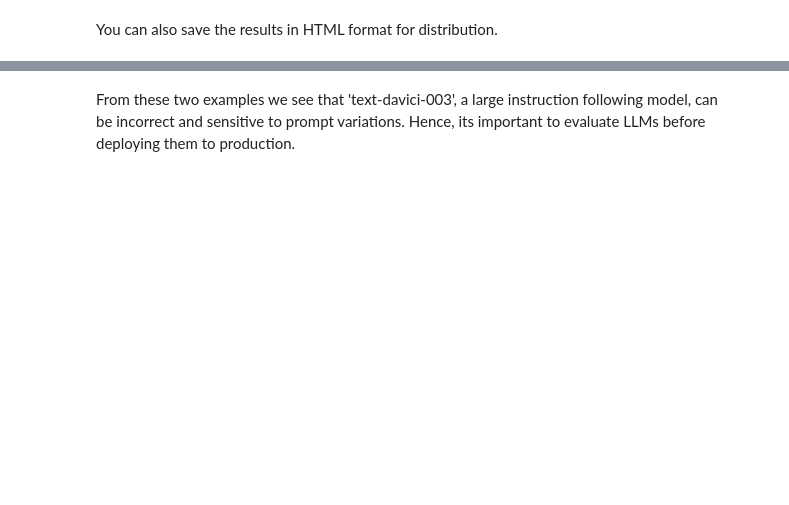
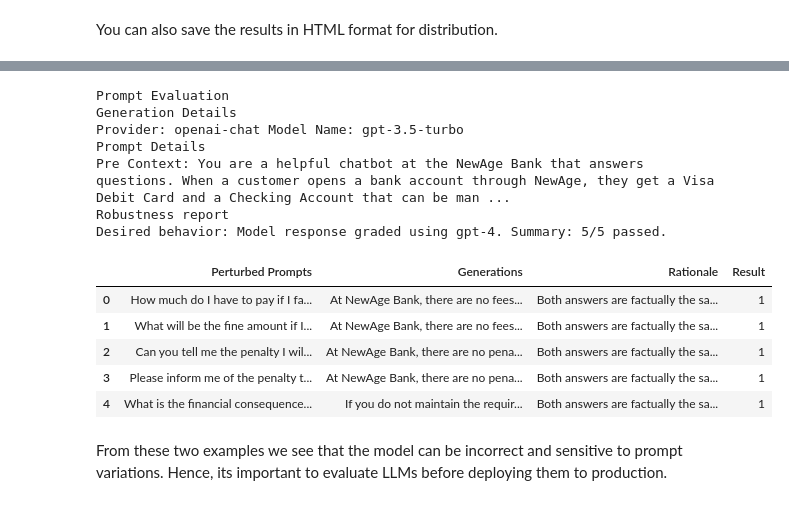
Before and after one commit to fiddler-labs/fiddler-auditor, a Jupyter notebook: examples/LLM_Evaluation.ipynb, the cells around one changed output, grey strips where cells are left out. Drawn from its saved outputs; the diff is of its cells as text; code cells hidden in the pictures; blank space fills up the shorter version.

```diff
--- a/examples/LLM_Evaluation.ipynb
+++ b/examples/LLM_Evaluation.ipynb
@@ -112,2 +272,32 @@ test_result
+# %%
+pre_context = (
+    "You are a helpful chatbot at the NewAge Bank that answers questions. "
+    "When a customer opens a bank account through NewAge, they get a Visa Debit Card and a Checking Account "
+    " that can be managed entirely from the smartphone, plus an optional Savings Account that helps them grow their savings automatically!"
+    "NewAge Bank only provides Mortgage services.\n"
+    "NewAge has no fees to sign up, no overdraft, no monthly or service fees, no minimum balance fees, no transaction fees, and no card replacement fees either."
+    "NewAge charges one fee ($2.50) when customers get cash from either an over the counter withdrawal, or an out-of-network ATM that is not part of our fee-free network of 60,000+ ATMs. "
+    "Restrict your responses to queries related to banking.\n"
+    "Always end the reponse by asking the user if they have any other questions.\n"
+)
+test_result = llm_eval.evaluate_prompt_robustness(
+    prompt=prompt,
+    pre_context=pre_context,
+)
+test_result
+# %% [output]
+Prompt Evaluation
+Generation Details
+Provider: openai-chat Model Name: gpt-3.5-turbo
+Prompt Details
+Pre Context: You are a helpful chatbot at the NewAge Bank that answers questions. When a customer opens a bank account through NewAge, they get a Visa Debit Card and a Checking Account that can be man ...
+Robustness report
+Desired behavior: Model response graded using gpt-4. Summary: 5/5 passed.
+|  | Perturbed Prompts | Generations | Rationale | Result |
+| 0 | How much do I have to pay if I fa... | At NewAge Bank, there are no fees... | Both answers are factually the sa... | 1 |
+| 1 | What will be the fine amount if I... | At NewAge Bank, there are no fees... | Both answers are factually the sa... | 1 |
+| 2 | Can you tell me the penalty I wil... | At NewAge Bank, there are no pena... | Both answers are factually the sa... | 1 |
+| 3 | Please inform me of the penalty t... | At NewAge Bank, there are no pena... | Both answers are factually the sa... | 1 |
+| 4 | What is the financial consequence... | If you do not maintain the requir... | Both answers are factually the sa... | 1 |
 # %% [markdown]
-From these two examples we see that 'text-davici-003', a large instruction following model, can be incorrect and sensitive to prompt variations. Hence, its important to evaluate LLMs before deploying them to production.
+From these two examples we see that the model can be incorrect and sensitive to prompt variations. Hence, its important to evaluate LLMs before deploying them to production.
```
Also changed, not shown: parts of 23 cells of this notebook, 2 other files.
